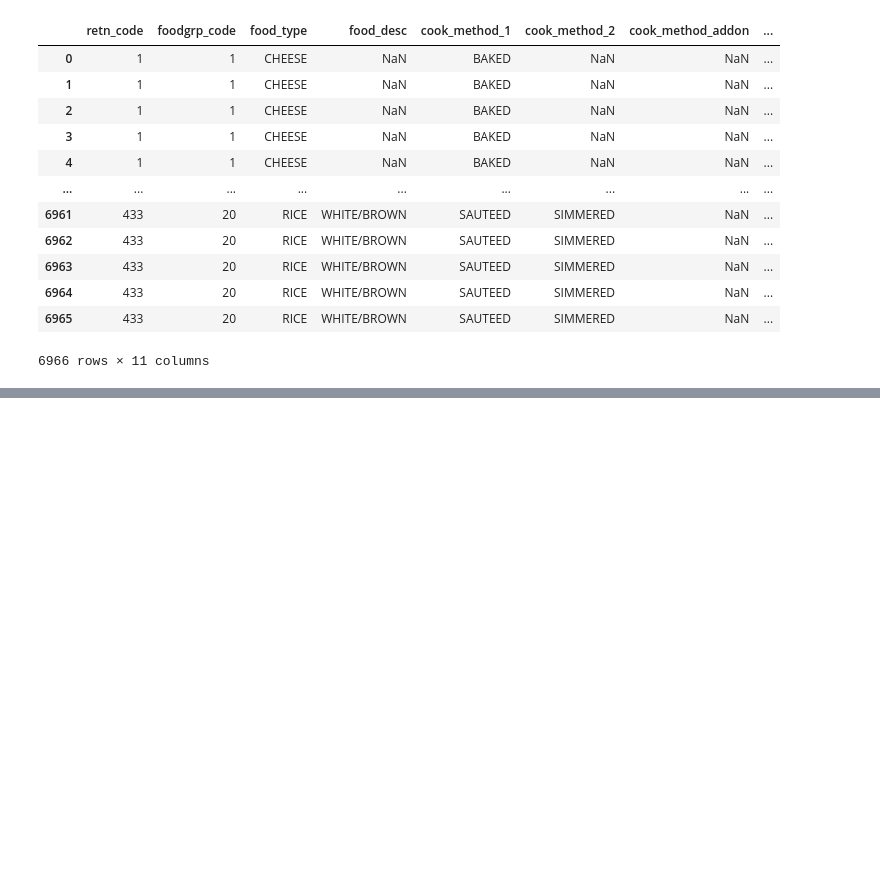
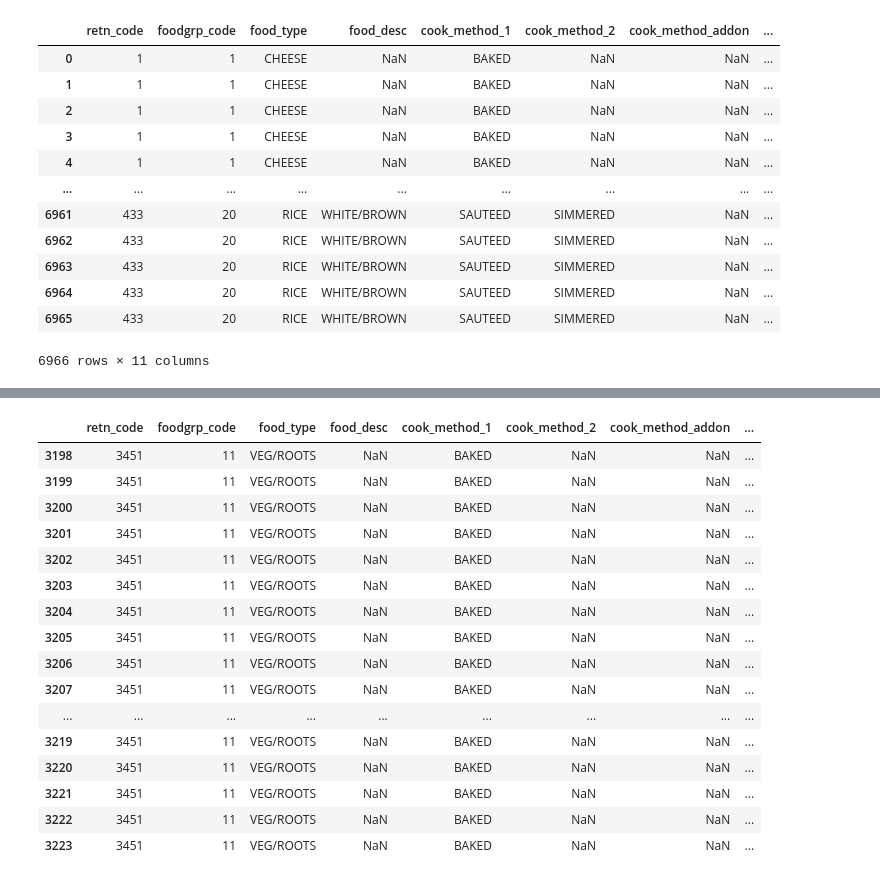
Before and after one commit to Lopotowsky/nutrient_retention, a Jupyter notebook: nutrient_retention_practice.ipynb, the cells around one changed output, grey strips where cells are left out. Cells and saved outputs as stored; diff of their text form; code cells hidden in the pictures; blank space fills up the shorter version.

```diff
--- a/nutrient_retention_practice.ipynb
+++ b/nutrient_retention_practice.ipynb
@@ -54,0 +254,21 @@ Name: retn_factor, dtype: bool
+# %%
+rootveg=nr.loc[nr['food_type']=='VEG/ROOTS']
+rootveg[rootveg['cook_method_1']=="BAKED"]
+# %% [output]
+|  | retn_code | foodgrp_code | food_type | food_desc | cook_method_1 | cook_method_2 | cook_method_addon | ... |
+| 3198 | 3451 | 11 | VEG/ROOTS | NaN | BAKED | NaN | NaN | ... |
+| 3199 | 3451 | 11 | VEG/ROOTS | NaN | BAKED | NaN | NaN | ... |
+| 3200 | 3451 | 11 | VEG/ROOTS | NaN | BAKED | NaN | NaN | ... |
+| 3201 | 3451 | 11 | VEG/ROOTS | NaN | BAKED | NaN | NaN | ... |
+| 3202 | 3451 | 11 | VEG/ROOTS | NaN | BAKED | NaN | NaN | ... |
+| 3203 | 3451 | 11 | VEG/ROOTS | NaN | BAKED | NaN | NaN | ... |
+| 3204 | 3451 | 11 | VEG/ROOTS | NaN | BAKED | NaN | NaN | ... |
+| 3205 | 3451 | 11 | VEG/ROOTS | NaN | BAKED | NaN | NaN | ... |
+| 3206 | 3451 | 11 | VEG/ROOTS | NaN | BAKED | NaN | NaN | ... |
+| 3207 | 3451 | 11 | VEG/ROOTS | NaN | BAKED | NaN | NaN | ... |
+| ... | ... | ... | ... | ... | ... | ... | ... | ... |
+| 3219 | 3451 | 11 | VEG/ROOTS | NaN | BAKED | NaN | NaN | ... |
+| 3220 | 3451 | 11 | VEG/ROOTS | NaN | BAKED | NaN | NaN | ... |
+| 3221 | 3451 | 11 | VEG/ROOTS | NaN | BAKED | NaN | NaN | ... |
+| 3222 | 3451 | 11 | VEG/ROOTS | NaN | BAKED | NaN | NaN | ... |
+| 3223 | 3451 | 11 | VEG/ROOTS | NaN | BAKED | NaN | NaN | ... |
```
Also changed, not shown: parts of 16 cells of this notebook.
